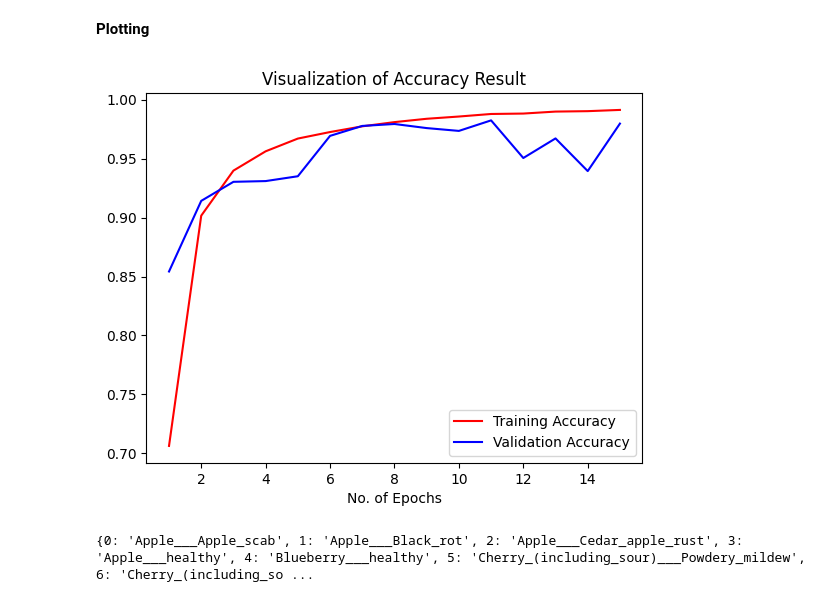
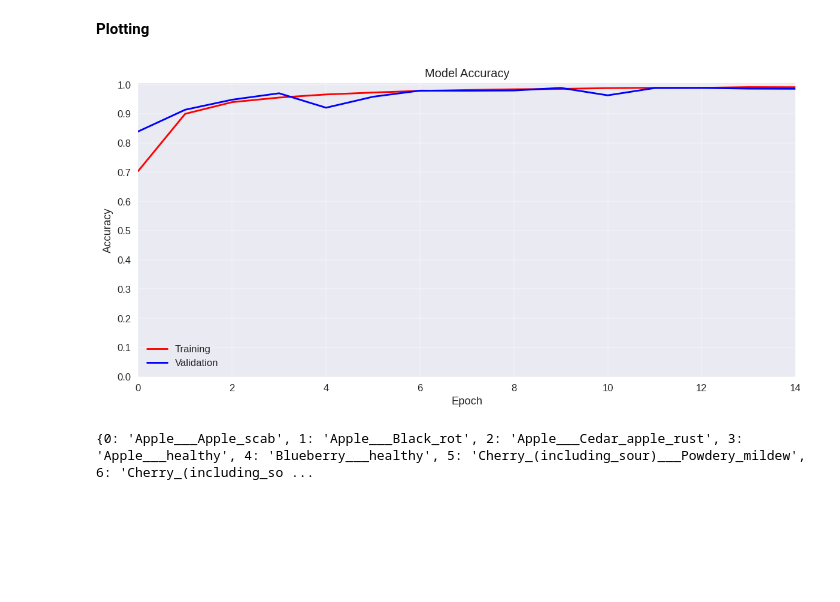
Before and after one commit to iRishov/Plant-Disease, a Jupyter notebook: CNN.ipynb, the cells around one changed output. Saved outputs shown, nothing was run; the diff lists cells and outputs as text; code cells hidden in the pictures; blank space fills up the shorter version.

```diff
--- a/CNN.ipynb
+++ b/CNN.ipynb
@@ -222,16 +218,38 @@ print(training_history.history.keys())
 dict_keys(['accuracy', 'loss', 'val_accuracy', 'val_loss'])
 # %% [markdown]
 **Plotting**
-# %%
-epochs = [i for i in range(1,16)]
-plt.plot(epochs,training_history.history['accuracy'],color='red',label='Training Accuracy')
-plt.plot(epochs,training_history.history['val_accuracy'],color='blue',label='Validation Accuracy')
-plt.xlabel('No. of Epochs')
-plt.title('Visualization of Accuracy Result')
-plt.legend()
-plt.show()
-# %% [output]
-[figure, removed]
+# %%
+import matplotlib.pyplot as plt
+import numpy as np
+
+# Create the figure
+plt.figure(figsize=(10, 5), dpi=120)
+plt.style.use('seaborn-v0_8')
+
+# Plot accuracy
+plt.plot(training_history.history['accuracy'], label='Training', color='red')
+plt.plot(training_history.history['val_accuracy'], label='Validation',color='blue')
+
+# Labels and title
+plt.title('Model Accuracy')
+plt.xlabel('Epoch')
+plt.ylabel('Accuracy')
+
+# Ticks and limits
+plt.xticks(np.arange(0, 26, 2))
+plt.yticks(np.arange(0, 1.1, 0.1))
+plt.xlim(0, 14)
+plt.grid(True, alpha=0.3)
+
+# Legend
+plt.legend()
+
+# Save and show
+plt.tight_layout()
+plt.savefig('accuracy_epochs.png', dpi=300)
+plt.show()
+# %% [output]
+[figure, added]
 # %%
 class_names = validation_set.class_names
 class_name_dict = {i: name for i, name in enumerate(class_names)}
```
Also changed, not shown: parts of 13 cells of this notebook, 6 other files.
